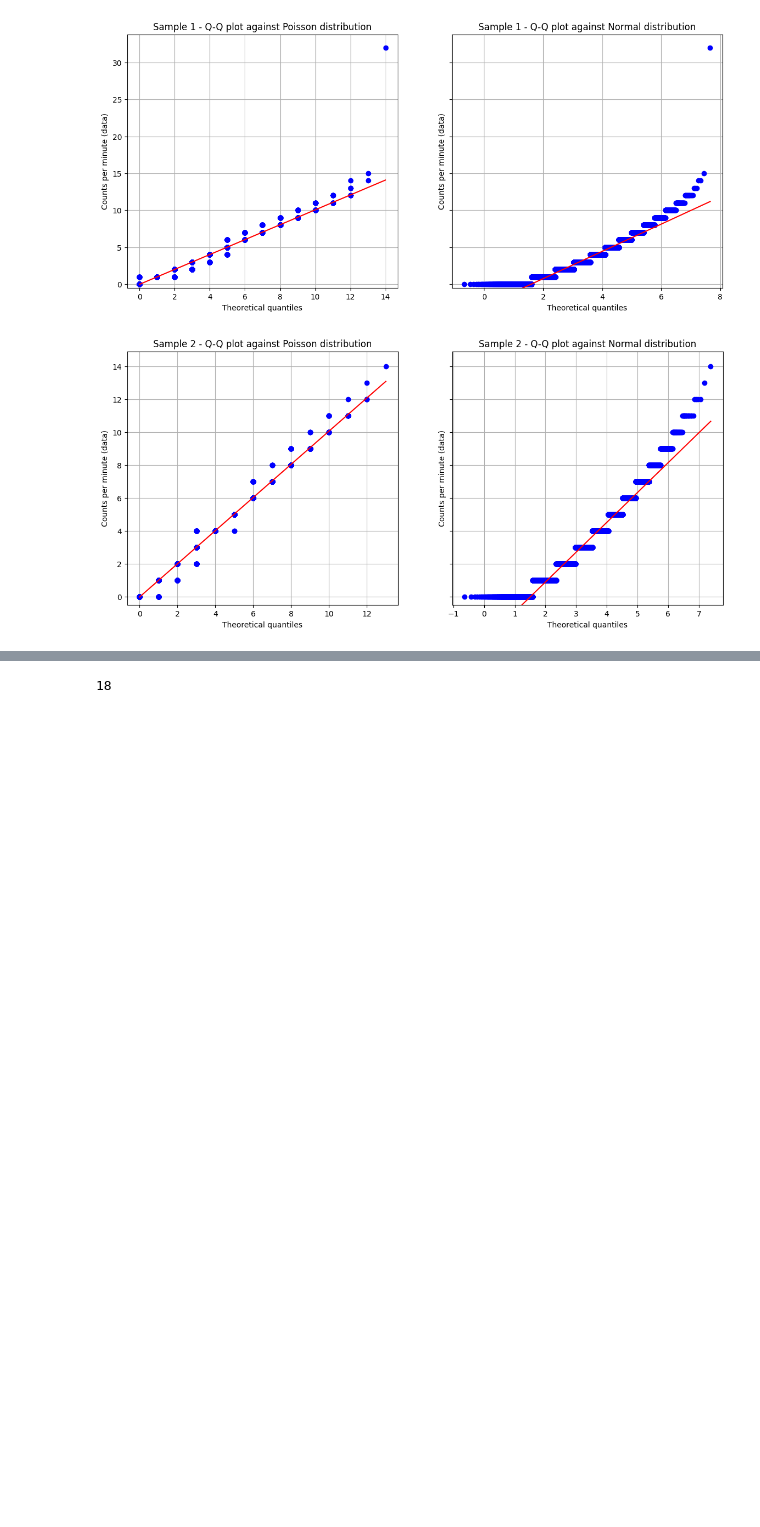
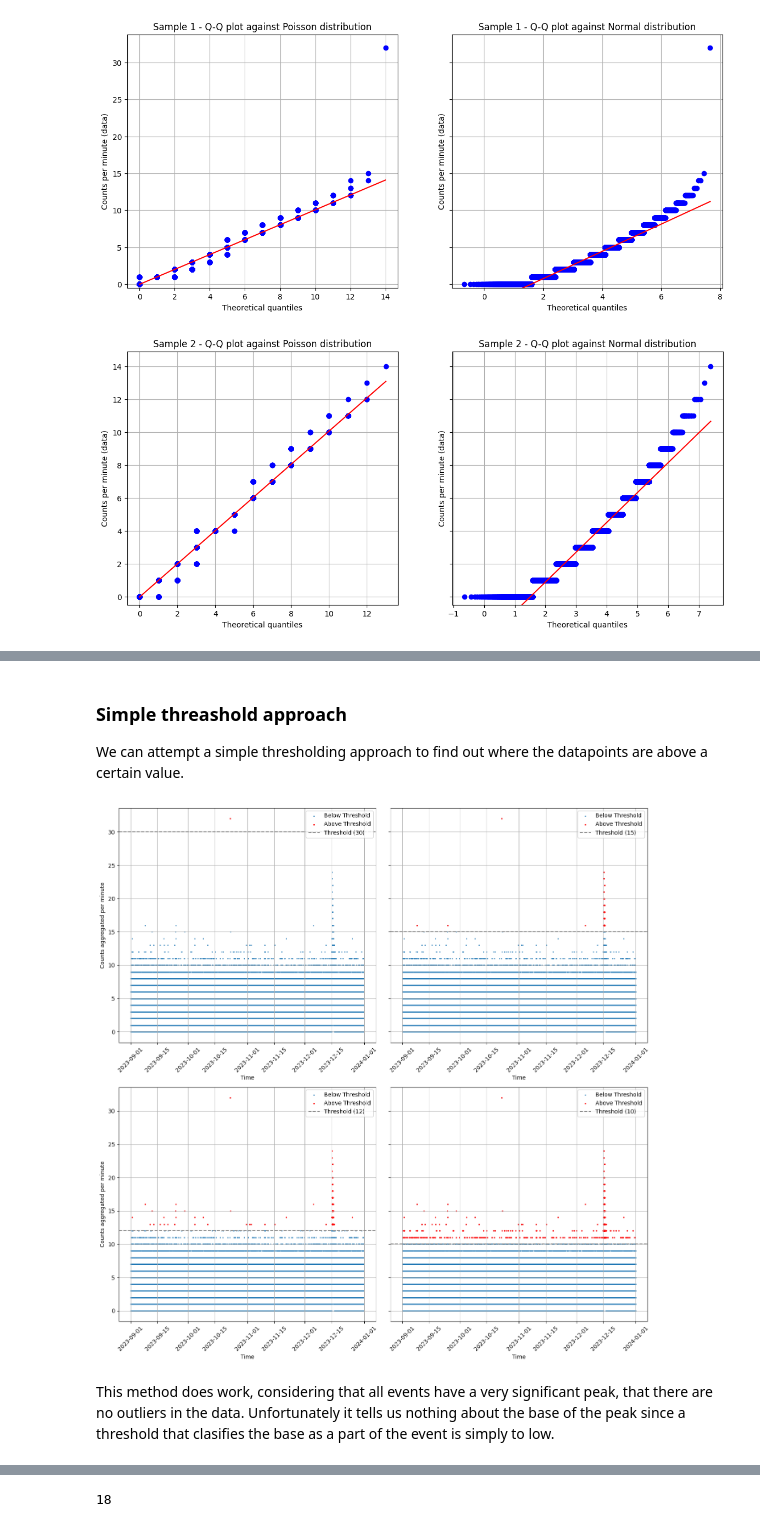
Before and after one commit to AGHRADEM/radem, a Jupyter notebook: src/radem/examples/total_gcr_dose.ipynb, the cells around one changed output, grey strips where cells are left out. Saved outputs shown, nothing was run; the diff lists cells and outputs as text; code cells hidden in the pictures; blank space fills up the shorter version.

```diff
--- a/src/radem/examples/total_gcr_dose.ipynb
+++ b/src/radem/examples/total_gcr_dose.ipynb
@@ -151,0 +176,28 @@ We can use the `background` module in the `radem` library to do just that.
+# %% [markdown]
+### Simple threashold approach
+We can attempt a simple thresholding approach to find out where the datapoints are above a certain value.
+# %%
+
+# # Define the threshold
+thresholds = [30, 15, 12, 10]
+
+fig, axs = plt.subplots(nrows=2, ncols=2, figsize=(14, 14), sharey=True)
+
+for threshold, ax in zip(thresholds, axs.flatten()):
+    ax = df.plot.scatter(x='time', y='value', s=1, ax=ax, label='Below Threshold', legend=True)
+
+    above_threshold = df[df['value'] > threshold]
+    ax.scatter(above_threshold['time'], above_threshold['value'], color='red', s=2, label='Above Threshold')
+
+    ax.axhline(threshold, color='gray', linestyle='--', label=f'Threshold ({threshold})')
+
+    ax.tick_params(axis='x', rotation=45)
+    ax.set_xlabel("Time")
+    ax.set_ylabel("Counts aggregated per minute")
+    ax.grid();
+    ax.legend()
+fig.tight_layout()
+# %% [output]
+[figure, added]
+# %% [markdown]
+This method does work, considering that all events have a very significant peak, that there are no outliers in the data. Unfortunately it tells us nothing about the base of the peak since a threshold that clasifies the base as a part of the event is simply to low.
```
Also changed, not shown: parts of 12 cells of this notebook, 2 other files.
